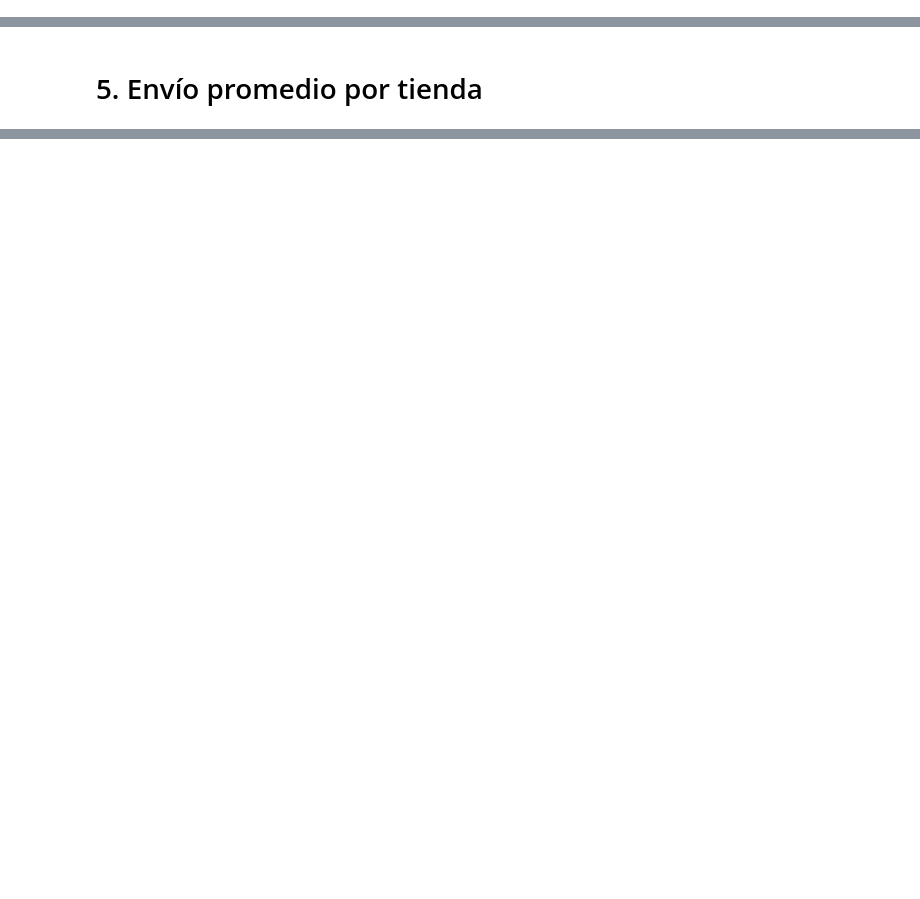
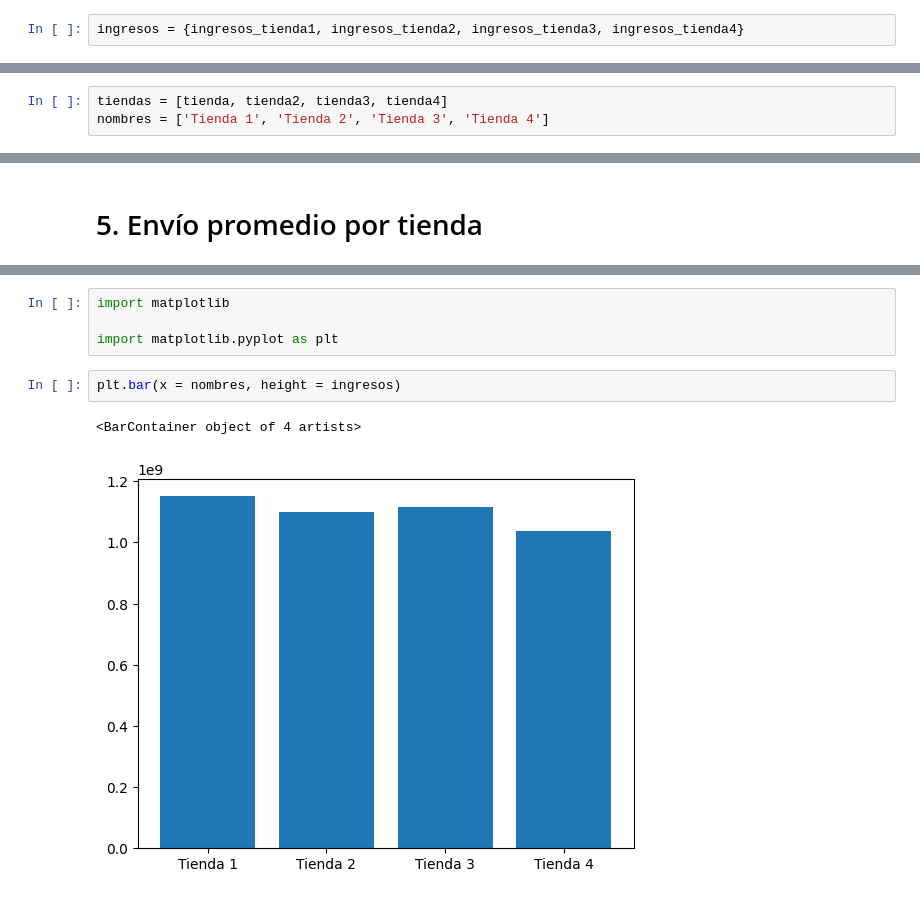
Before and after one commit to RaulMirabal28/base-de-datos-challenge1-latam, a Jupyter notebook: challenge1-data-science-latam/AluraStoreLatam.ipynb, the cells around one changed output, grey strips where cells are left out. Cells and saved outputs as stored; diff of their text form; blank space fills up the shorter version.

```diff
--- a/challenge1-data-science-latam/AluraStoreLatam.ipynb
+++ b/challenge1-data-science-latam/AluraStoreLatam.ipynb
@@ -45,5 +45,7 @@ Ingreso total tienda 1: 1.150.880.400
 Ingreso total tienda 2: 1.116.343.500
 Ingreso total tienda 3: 1.098.019.600
 Ingreso total tienda 4: 1.038.375.700
+# %%
+ingresos = {ingresos_tienda1, ingresos_tienda2, ingresos_tienda3, ingresos_tienda4}
 # %% [markdown]
 # 2. Ventas por categoría
@@ -50,2 +91,5 @@ Ingreso total tienda 4: 1.038.375.700
 # %% [markdown]
 # 3. Calificación promedio de la tienda
+# %%
+tiendas = [tienda, tienda2, tienda3, tienda4]
+nombres = ['Tienda 1', 'Tienda 2', 'Tienda 3', 'Tienda 4']
@@ -55,0 +150,9 @@ Ingreso total tienda 4: 1.038.375.700
+# %%
+import matplotlib
+
+import matplotlib.pyplot as plt
+# %%
+plt.bar(x = nombres, height = ingresos)
+# %% [output]
+<BarContainer object of 4 artists>
+[figure, added]
```
Also changed, not shown: parts of 6 cells of this notebook.
